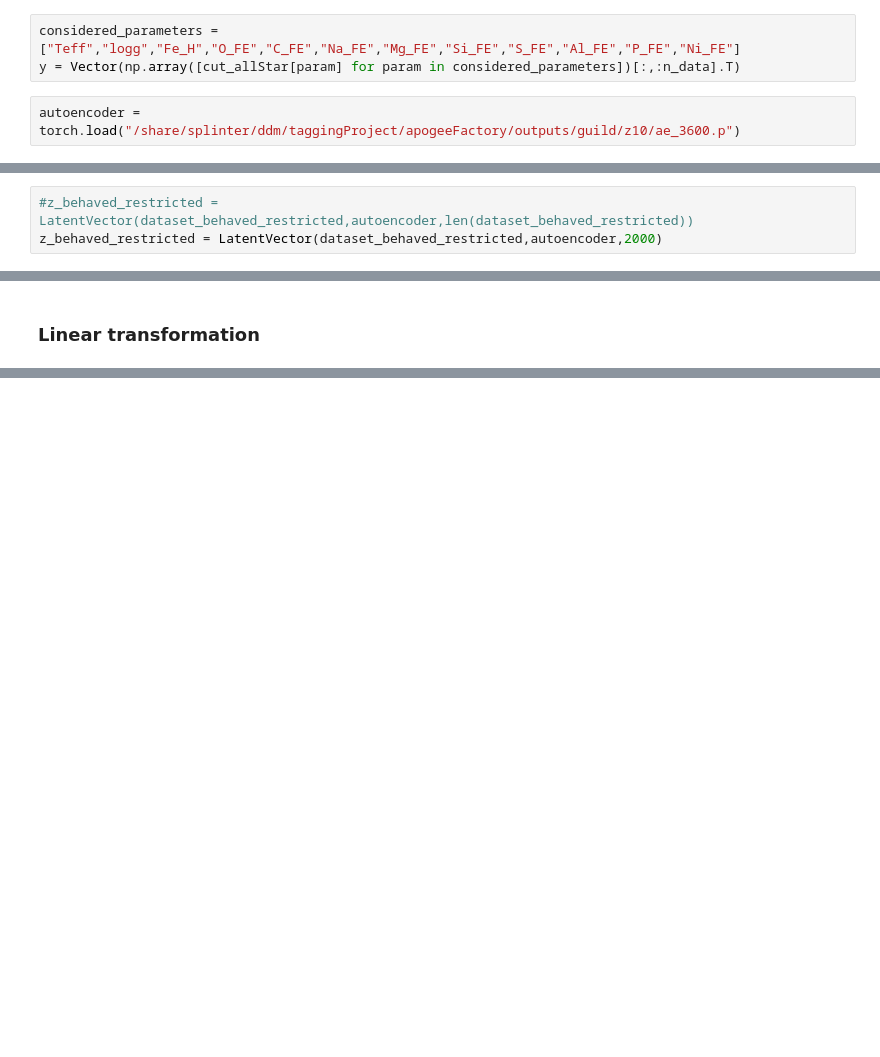
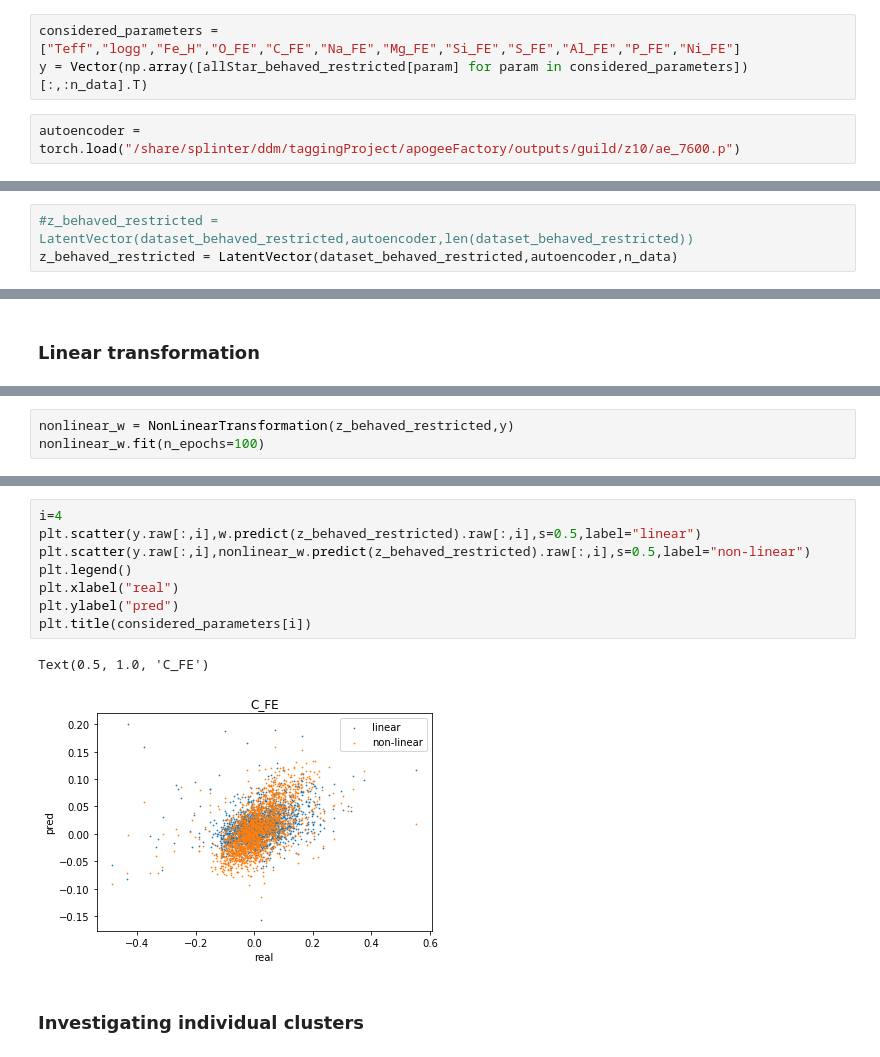
Before and after one commit to drd13/RSCA, a Jupyter notebook: apoNN/notebooks/6-Occam_fitting.ipynb, the cells around one changed output, grey strips where cells are left out. Cells and saved outputs as stored; diff of their text form; blank space fills up the shorter version.

Commit message:
updates Occam notebook with cluster comparisons and non-linear vs linear comparison

```diff
--- a/apoNN/notebooks/6-Occam_fitting.ipynb
+++ b/apoNN/notebooks/6-Occam_fitting.ipynb
@@ -57,13 +64,13 @@ allStar_behaved_restricted =  load("allStar_behaved_restricted")
 dataset_behaved_restricted =  ApogeeDataset(filename="behaved_restricted",outputs = ["aspcap","mask","physical","idx"])
 # %%
 considered_parameters = ["Teff","logg","Fe_H","O_FE","C_FE","Na_FE","Mg_FE","Si_FE","S_FE","Al_FE","P_FE","Ni_FE"]
-y = Vector(np.array([cut_allStar[param] for param in considered_parameters])[:,:n_data].T)
+y = Vector(np.array([allStar_behaved_restricted[param] for param in considered_parameters])[:,:n_data].T)
 # %%
-autoencoder = torch.load("/share/splinter/ddm/taggingProject/apogeeFactory/outputs/guild/z10/ae_3600.p")
+autoencoder = torch.load("/share/splinter/ddm/taggingProject/apogeeFactory/outputs/guild/z10/ae_7600.p")
 # %% [markdown]
 ### Creating vectors using the dataset
 # %%
 #z_behaved_restricted = LatentVector(dataset_behaved_restricted,autoencoder,len(dataset_behaved_restricted))
-z_behaved_restricted = LatentVector(dataset_behaved_restricted,autoencoder,2000)
+z_behaved_restricted = LatentVector(dataset_behaved_restricted,autoencoder,n_data)
 # %%
 z_occam = OccamLatentVector(dataset_occam,autoencoder,occam_cluster_idxs,len(dataset_occam))
@@ -126,0 +113,3 @@ NameError: name 'y' is not defined
+# %%
+nonlinear_w = NonLinearTransformation(z_behaved_restricted,y)
+nonlinear_w.fit(n_epochs=100)
@@ -126,0 +134,13 @@ NameError: name 'y' is not defined
+# %%
+i=4
+plt.scatter(y.raw[:,i],w.predict(z_behaved_restricted).raw[:,i],s=0.5,label="linear")
+plt.scatter(y.raw[:,i],nonlinear_w.predict(z_behaved_restricted).raw[:,i],s=0.5,label="non-linear")
+plt.legend()
+plt.xlabel("real")
+plt.ylabel("pred")
+plt.title(considered_parameters[i])
+# %% [output]
+Text(0.5, 1.0, 'C_FE')
+[figure, added]
+# %% [markdown]
+### Investigating individual clusters
```
Also changed, not shown: parts of 33 cells of this notebook.
